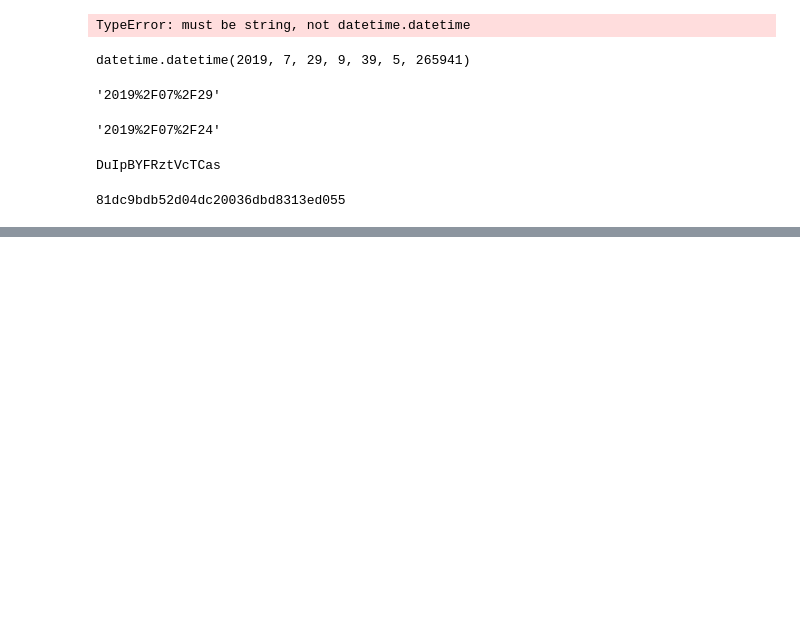
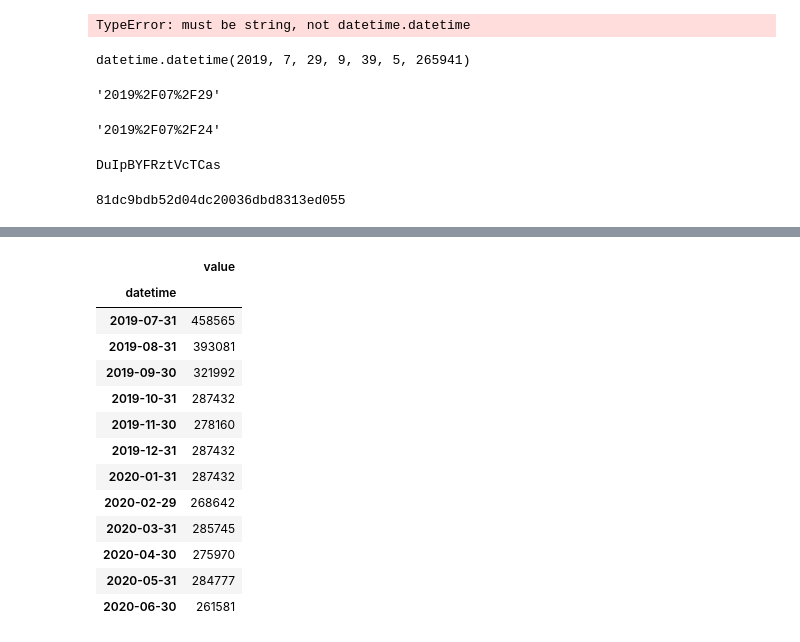
Before and after one commit to bpandrew/govconnectapi, a Jupyter notebook: sandpit.ipynb, the cells around one changed output, grey strips where cells are left out. Saved outputs shown, nothing was run; the diff lists cells and outputs as text; code cells hidden in the pictures; blank space fills up the shorter version.

```diff
--- a/sandpit.ipynb
+++ b/sandpit.ipynb
@@ -724,0 +919,17 @@ print(h.hexdigest())
+# %%
+chart_revenue(df, lfy_start, lfy_end, cfy_start, cfy_end)
+# %% [output]
+|  | value |
+| datetime |  |
+| 2019-07-31 | 458565 |
+| 2019-08-31 | 393081 |
+| 2019-09-30 | 321992 |
+| 2019-10-31 | 287432 |
+| 2019-11-30 | 278160 |
+| 2019-12-31 | 287432 |
+| 2020-01-31 | 287432 |
+| 2020-02-29 | 268642 |
+| 2020-03-31 | 285745 |
+| 2020-04-30 | 275970 |
+| 2020-05-31 | 284777 |
+| 2020-06-30 | 261581 |
```
Also changed, not shown: parts of 3 cells of this notebook.
